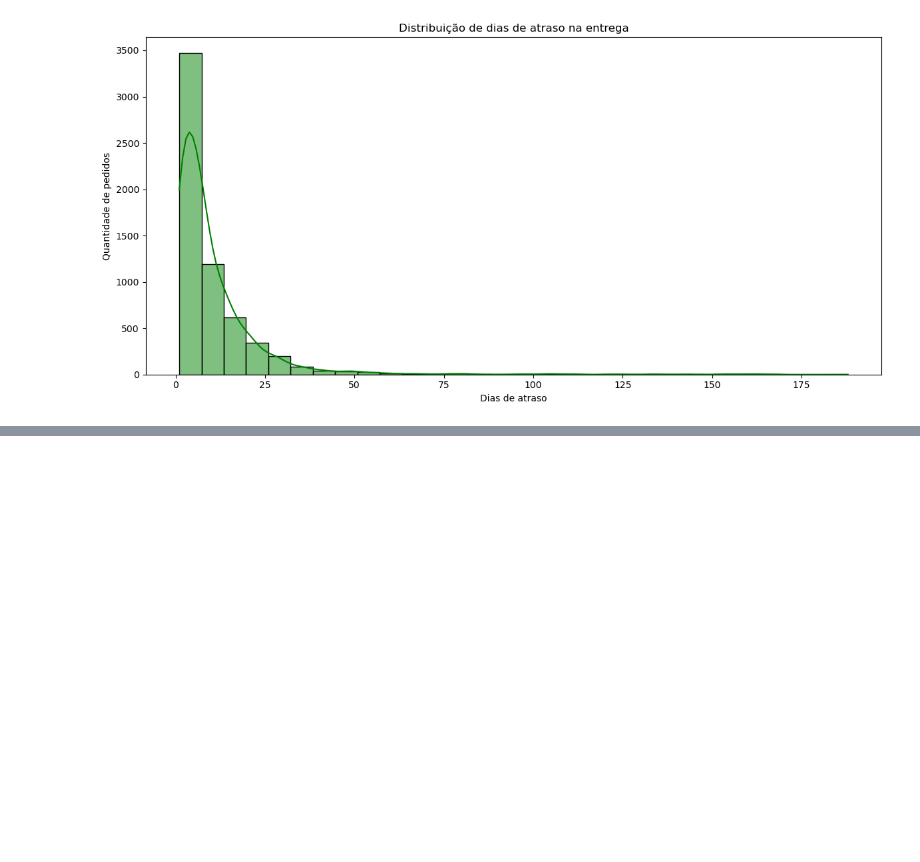
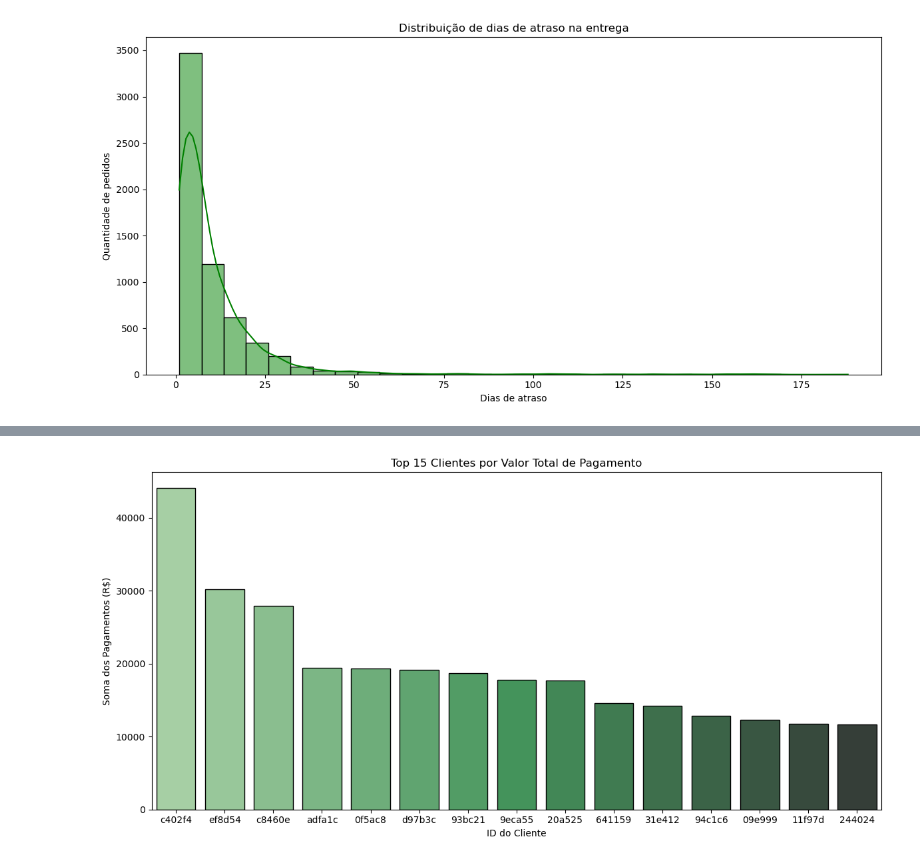
Before and after one commit to LucasArauj99/e-commerce_analytics, a Jupyter notebook: notebooks/04_customers.ipynb, the cells around one changed output, grey strips where cells are left out. Cells and saved outputs as stored; diff of their text form; code cells hidden in the pictures; blank space fills up the shorter version.

```diff
--- a/notebooks/04_customers.ipynb
+++ b/notebooks/04_customers.ipynb
@@ -222,0 +239,15 @@ plt.show()
+# %%
+group = df.groupby('customer_unique_id')['payment_value'].sum().reset_index()
+group = group.sort_values(by='payment_value', ascending=False)
+group['short_id'] = group['customer_unique_id'].str[:6]
+plt.figure(figsize=(12, 6))
+sns.barplot(data=group.head(15), x='short_id', y='payment_value', hue='short_id',
+            palette="Greens_d", edgecolor='black')
+plt.title('Top 15 Clientes por Valor Total de Pagamento')
+plt.xlabel('ID do Cliente')
+plt.ylabel('Soma dos Pagamentos (R$)')
+#plt.xticks(rotation=45)
+plt.tight_layout()
+plt.show()
+# %% [output]
+[figure, added]
```
Also changed, not shown: parts of 8 cells of this notebook.
